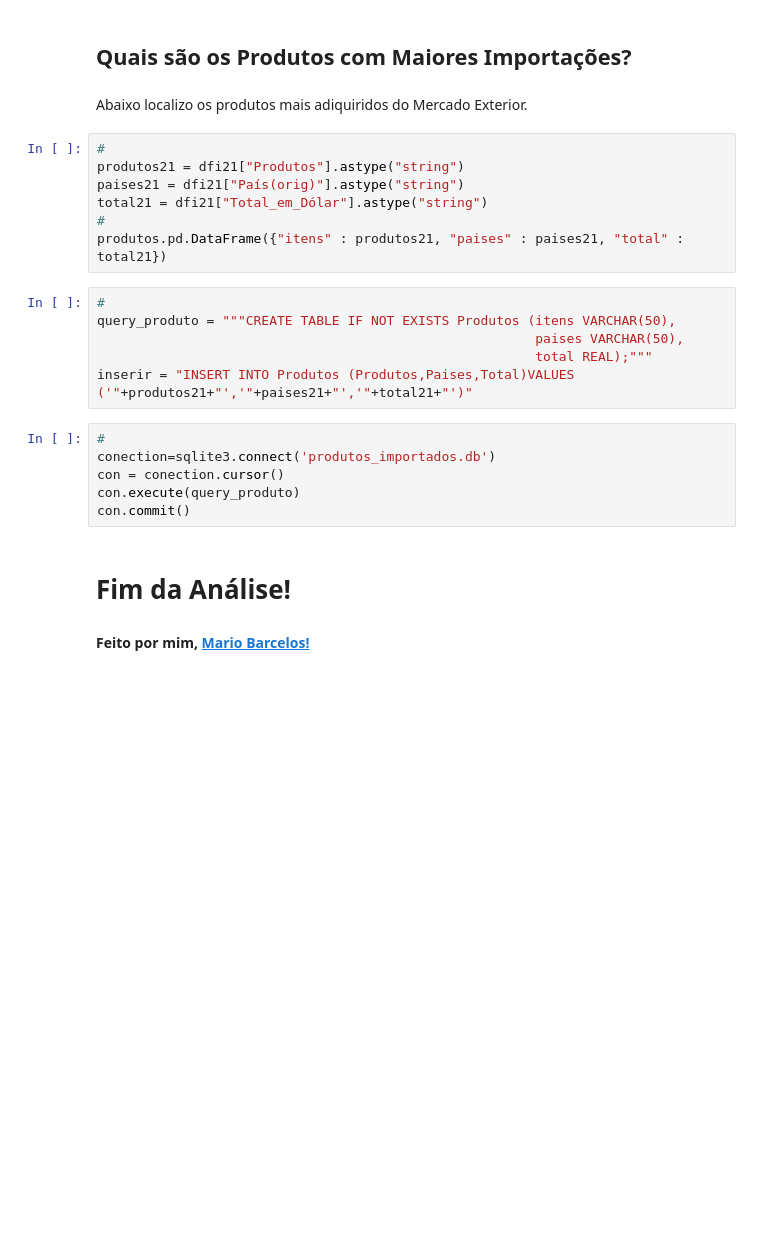
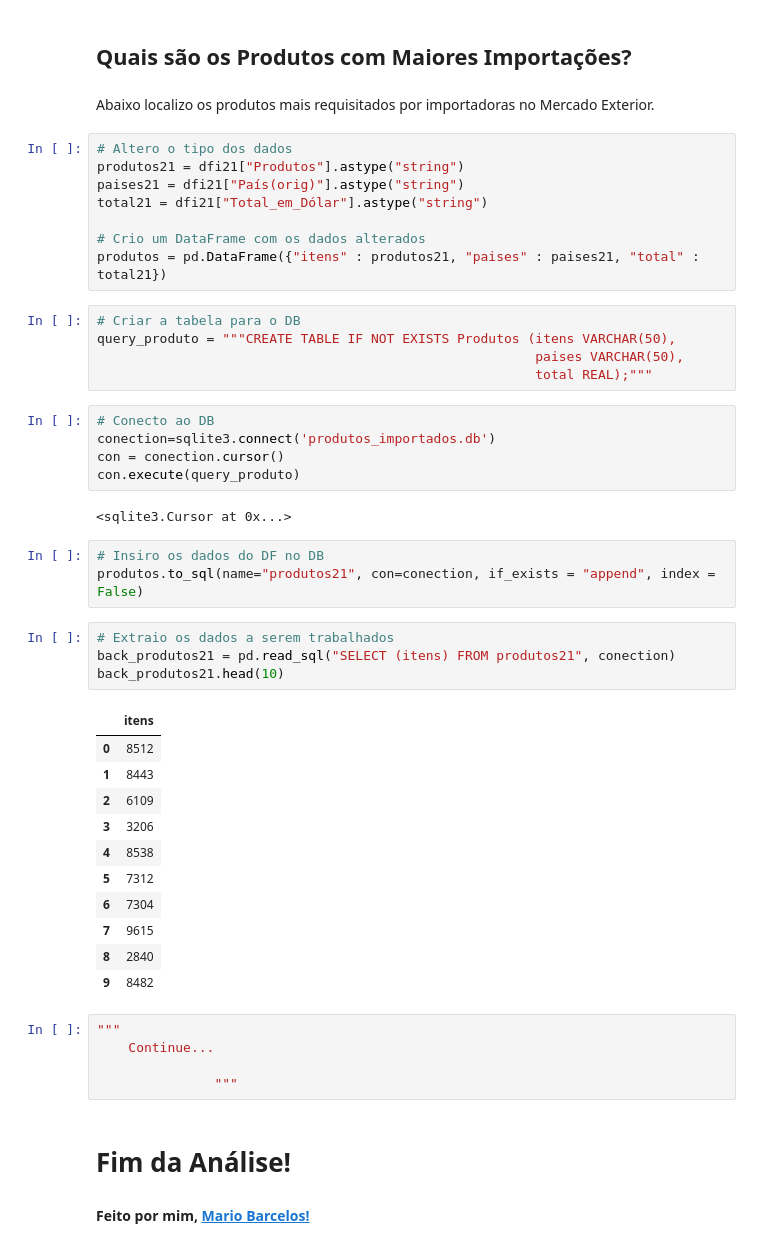
Before and after one commit to MarioBarcelos/analise_de_comercio_imp_exp, a Jupyter notebook: importacoes2122.ipynb, the cells around one changed output. Cells and saved outputs as stored; diff of their text form; blank space fills up the shorter version.

```diff
--- a/importacoes2122.ipynb
+++ b/importacoes2122.ipynb
@@ -431,26 +431,51 @@ dtype: float64
 # %% [markdown]
 ## Quais são os Produtos com Maiores Importações?
 # %% [markdown]
-Abaixo localizo os produtos mais adiquiridos do Mercado Exterior.
+Abaixo localizo os produtos mais requisitados por importadoras no Mercado Exterior.
 # %%
-#
+# Altero o tipo dos dados
 produtos21 = dfi21["Produtos"].astype("string")
 paises21 = dfi21["País(orig)"].astype("string")
 total21 = dfi21["Total_em_Dólar"].astype("string")
-#
-produtos.pd.DataFrame({"itens" : produtos21, "paises" : paises21, "total" : total21})
+
+# Crio um DataFrame com os dados alterados
+produtos = pd.DataFrame({"itens" : produtos21, "paises" : paises21, "total" : total21})
 # %%
-#
+# Criar a tabela para o DB
 query_produto = """CREATE TABLE IF NOT EXISTS Produtos (itens VARCHAR(50),
                                                         paises VARCHAR(50),
                                                         total REAL);"""
-inserir = "INSERT INTO Produtos (Produtos,Paises,Total)VALUES ('"+produtos21+"','"+paises21+"','"+total21+"')"
 # %%
-#
+# Conecto ao DB
 conection=sqlite3.connect('produtos_importados.db')
 con = conection.cursor()
 con.execute(query_produto)
-con.commit()
+# %% [output]
+<sqlite3.Cursor at 0x...>
+# %%
+# Insiro os dados do DF no DB
+produtos.to_sql(name="produtos21", con=conection, if_exists = "append", index = False)
+# %%
+# Extraio os dados a serem trabalhados
+back_produtos21 = pd.read_sql("SELECT (itens) FROM produtos21", conection)
+back_produtos21.head(10)
+# %% [output]
+|  | itens |
+| 0 | 8512 |
+| 1 | 8443 |
+| 2 | 6109 |
+| 3 | 3206 |
+| 4 | 8538 |
+| 5 | 7312 |
+| 6 | 7304 |
+| 7 | 9615 |
+| 8 | 2840 |
+| 9 | 8482 |
+# %%
+"""
+    Continue...
+
+               """
 # %% [markdown]
 # Fim da Análise!
 #### Feito por mim, <a href="https://linkedin.com/in/mario-barcelos"> Mario Barcelos! </a>
```
